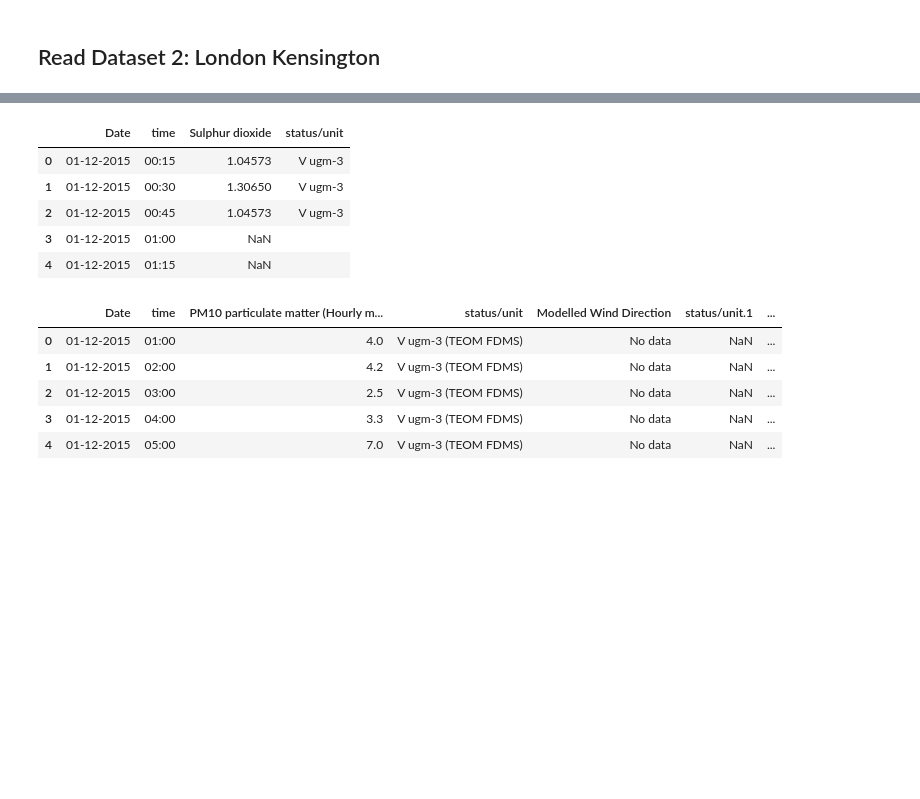
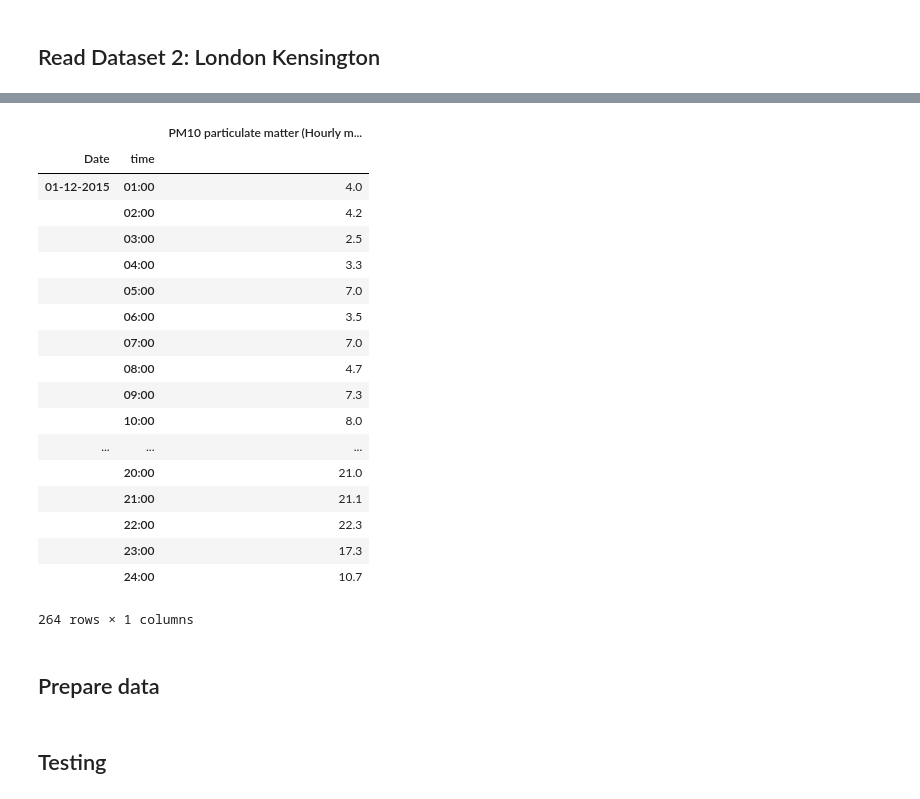
Before and after one commit to tnygren/Jupyter-Notebooks, a Jupyter notebook: Project One - Air Quality.ipynb, the cells around one changed output, grey strips where cells are left out. Drawn from its saved outputs; the diff is of its cells as text; code cells hidden in the pictures; blank space fills up the shorter version.

```diff
--- a/Project One - Air Quality.ipynb
+++ b/Project One - Air Quality.ipynb
@@ -10,0 +120,2 @@ Ozone = Otsoni
+# %%
+foobar = foo.sortlevel(level=0)
@@ -11,20 +126,30 @@ Ozone = Otsoni
+# %%
+foobar.sortlevel(level=0).loc['01-12-2015':'03-12-2015']
+# %% [output]
+|  |  | PM10 particulate matter (Hourly m... |
+| Date | time |  |
+| 01-12-2015 | 01:00 | 4.0 |
+|  | 02:00 | 4.2 |
+|  | 03:00 | 2.5 |
+|  | 04:00 | 3.3 |
+|  | 05:00 | 7.0 |
+|  | 06:00 | 3.5 |
+|  | 07:00 | 7.0 |
+|  | 08:00 | 4.7 |
+|  | 09:00 | 7.3 |
+|  | 10:00 | 8.0 |
+| ... | ... | ... |
+|  | 20:00 | 21.0 |
+|  | 21:00 | 21.1 |
+|  | 22:00 | 22.3 |
+|  | 23:00 | 17.3 |
+|  | 24:00 | 10.7 |
+264 rows × 1 columns
+# %% [markdown]
+## Prepare data
+# %% [markdown]
+## Testing
 # %%
 AirQuality15min = read_csv('../data/AirQualityData15Minutes.csv', header=4)
-AirQuality15min.head()
+AirQuality1hour = read_csv('../data/AirQualityDataHourly.csv', header=4)
+AirQuality1hour.head(1)
-# %% [output]
-|  | Date | time | Sulphur dioxide | status/unit |
-| 0 | 01-12-2015 | 00:15 | 1.04573 | V ugm-3 |
-| 1 | 01-12-2015 | 00:30 | 1.30650 | V ugm-3 |
-| 2 | 01-12-2015 | 00:45 | 1.04573 | V ugm-3 |
-| 3 | 01-12-2015 | 01:00 | NaN |  |
-| 4 | 01-12-2015 | 01:15 | NaN |  |
-# %%
-AirQuality1hour = read_csv('../data/AirQualityDataHourly.csv', header=4)
-AirQuality1hour.head()
-# %% [output]
-|  | Date | time | PM10 particulate matter (Hourly m... | status/unit | Modelled Wind Direction | status/unit.1 | ... |
-| 0 | 01-12-2015 | 01:00 | 4.0 | V ugm-3 (TEOM FDMS) | No data | NaN | ... |
-| 1 | 01-12-2015 | 02:00 | 4.2 | V ugm-3 (TEOM FDMS) | No data | NaN | ... |
-| 2 | 01-12-2015 | 03:00 | 2.5 | V ugm-3 (TEOM FDMS) | No data | NaN | ... |
-| 3 | 01-12-2015 | 04:00 | 3.3 | V ugm-3 (TEOM FDMS) | No data | NaN | ... |
-| 4 | 01-12-2015 | 05:00 | 7.0 | V ugm-3 (TEOM FDMS) | No data | NaN | ... |
```
Also changed, not shown: parts of 31 cells of this notebook.
